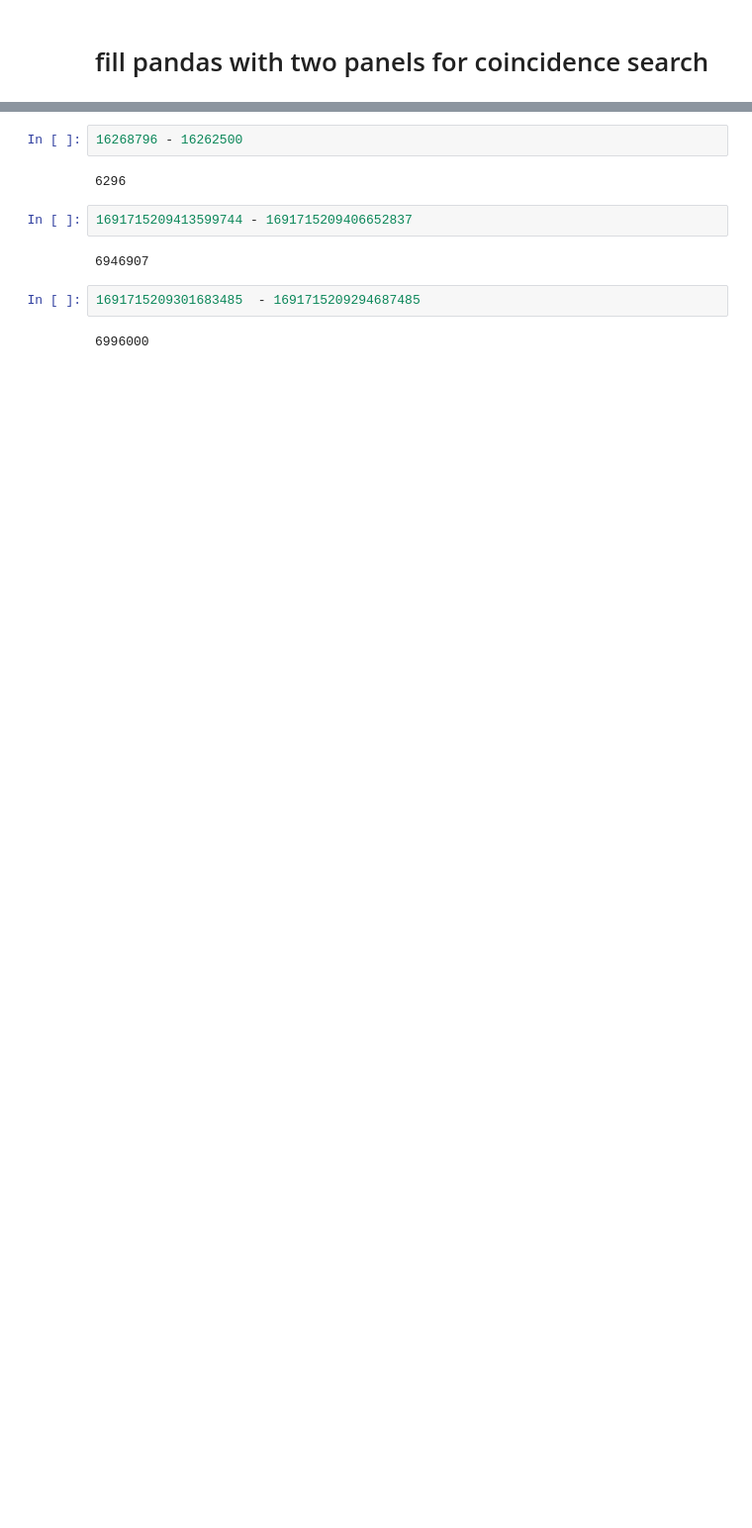
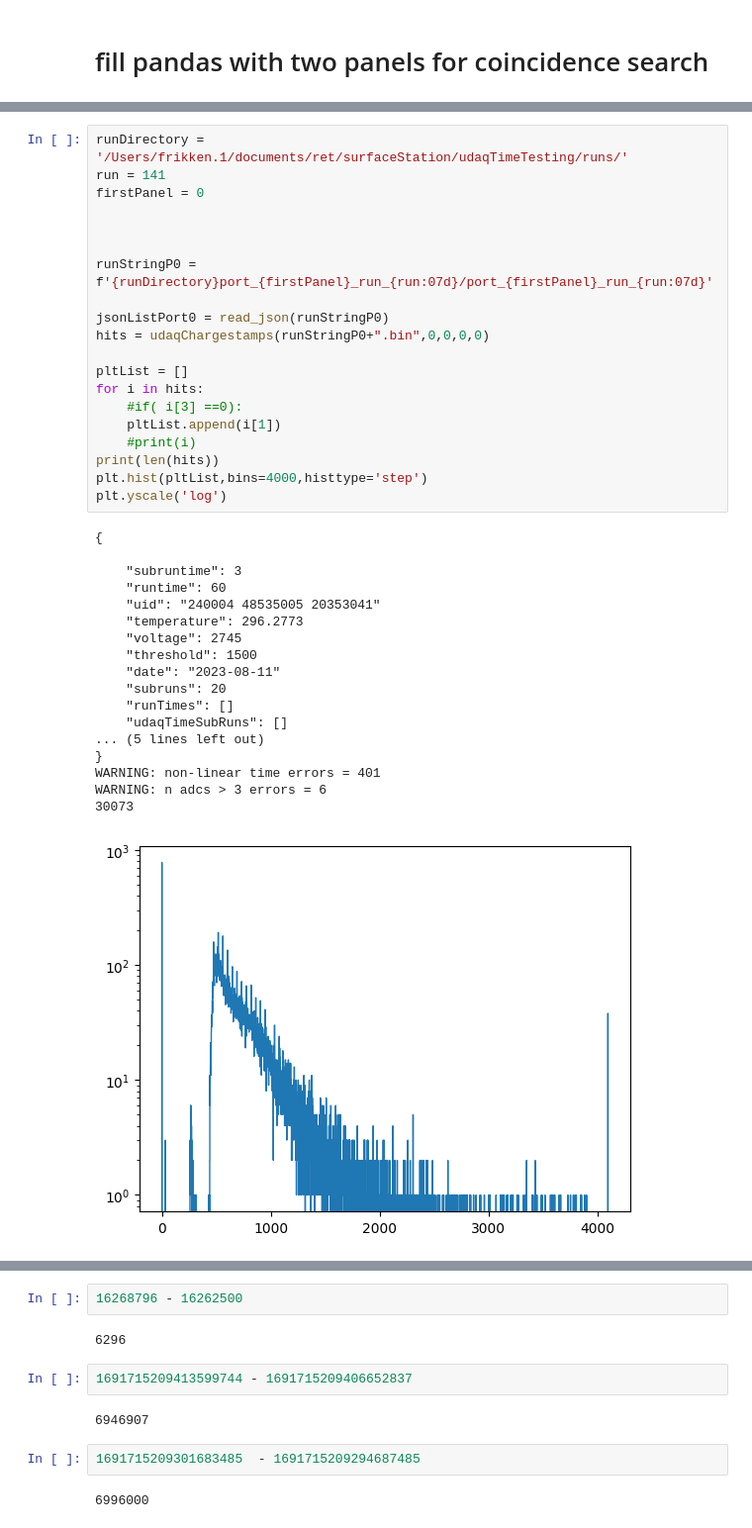
Before and after one commit to dfrikken/panelCodeRETCR, a Jupyter notebook: testingFor24/newHitBufferReader.ipynb, the cells around one changed output, grey strips where cells are left out. Shown at 99% size. Saved outputs shown, nothing was run; the diff lists cells and outputs as text; blank space fills up the shorter version.

```diff
--- a/testingFor24/newHitBufferReader.ipynb
+++ b/testingFor24/newHitBufferReader.ipynb
@@ -338,0 +314,39 @@ WARNING: n adcs > 3 errors = 2
+# %%
+runDirectory = '/Users/frikken.1/documents/ret/surfaceStation/udaqTimeTesting/runs/'
+run = 141
+firstPanel = 0
+
+
+
+runStringP0 = f'{runDirectory}port_{firstPanel}_run_{run:07d}/port_{firstPanel}_run_{run:07d}'
+
+jsonListPort0 = read_json(runStringP0)
+hits = udaqChargestamps(runStringP0+".bin",0,0,0,0)
+
+pltList = []
+for i in hits:
+    #if( i[3] ==0):
+    pltList.append(i[1])
+    #print(i)
+print(len(hits))
+plt.hist(pltList,bins=4000,histtype='step')
+plt.yscale('log')
+# %% [output]
+{
+
+    "subruntime": 3
+    "runtime": 60
+    "uid": "240004 48535005 20353041"
+    "temperature": 296.2773
+    "voltage": 2745
+    "threshold": 1500
+    "date": "2023-08-11"
+    "subruns": 20
+    "runTimes": []
+    "udaqTimeSubRuns": []
+... (5 lines left out)
+}
+WARNING: non-linear time errors = 401
+WARNING: n adcs > 3 errors = 6
+30073
+[figure, added]
```
Also changed, not shown: parts of 15 cells of this notebook, 2 other files.
